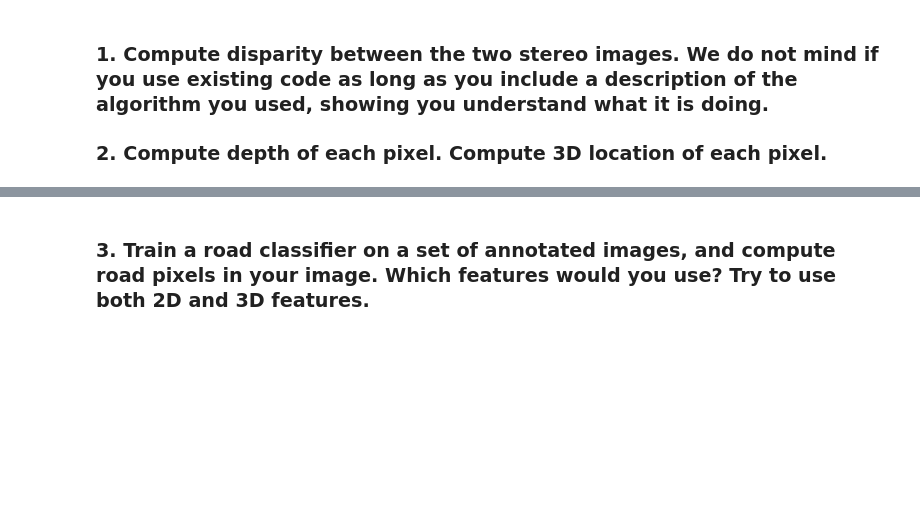
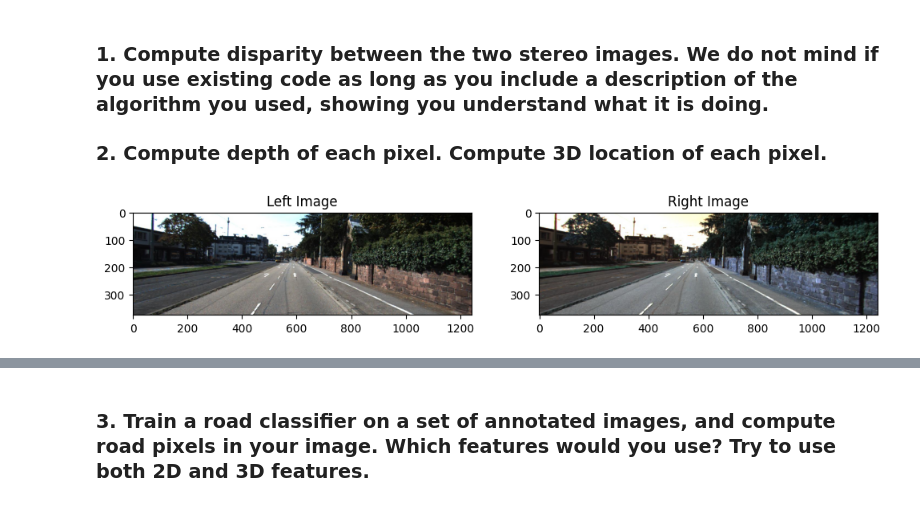
Before and after one commit to Laura05010/autonomous_driving, a Jupyter notebook: autonomous_driving.ipynb, the cells around one changed output, grey strips where cells are left out. Cells and saved outputs as stored; diff of their text form; code cells hidden in the pictures; blank space fills up the shorter version.

Commit message:
Improved visualization

```diff
--- a/autonomous_driving.ipynb
+++ b/autonomous_driving.ipynb
@@ -92,7 +92,8 @@ def calculate_disparity_and_depth_map(left_image, right_image, block_size=5,
         block_size (int): Size of the block. Defaults to 5.
         search_range (int): Size of the search block. Defaults to 25.
     Returns:
-        numpy.ndarray: Disparity map.
+        disparity_map (numpy.ndarray): Disparity map.
+        depth_map (numpy.ndarray): Depth map.
     """
     h, w = left_image.shape
     disparity_map, depth_map = np.zeros((h, w)), np.zeros((h, w))
@@ -143,14 +116,33 @@ def visualize_depth_map(depth_map):
 # %%
 # Load sample images
-left_img = cv2.imread('./project2/train/image_left/um_000001.jpg',
-                      cv2.IMREAD_GRAYSCALE)
-right_img = cv2.imread('./project2/train/image_right/um_000001.jpg',
-                       cv2.IMREAD_GRAYSCALE)
+left_image = cv2.imread('./project2/train/image_left/um_000001.jpg')
+right_image = cv2.imread('./project2/train/image_right/um_000001.jpg')
+
+
+plt.figure(figsize=(12, 6))
+
+# Plot the original door image in the first subplot
+plt.subplot(1, 2, 1)
+plt.imshow(cv2.cvtColor(left_image, cv2.COLOR_BGR2RGB))
+plt.title("Left Image")
+
+# Plot the image overlayed with boundaries
+plt.subplot(1, 2, 2)
+plt.imshow(cv2.cvtColor(right_image, cv2.COLOR_BGR2RGB))
+plt.title("Right Image")
+
+# Display the plot
+plt.show()
+
+left_image_gray = cv2.cvtColor(left_image, cv2.COLOR_BGR2GRAY)
+right_image_gray = cv2.cvtColor(right_image, cv2.COLOR_BGR2GRAY)
 
 # Set block size and search range
 block_size = 5
 search_range = 25
 
 # Compute disparity map
 disparity_map, depth_map = calculate_disparity_and_depth_map(
-    left_img, right_img, block_size, search_range)
+    left_image_gray, right_image_gray, block_size, search_range)
+# %% [output]
+[figure, added]
```
Also changed, not shown: parts of 4 cells of this notebook.
